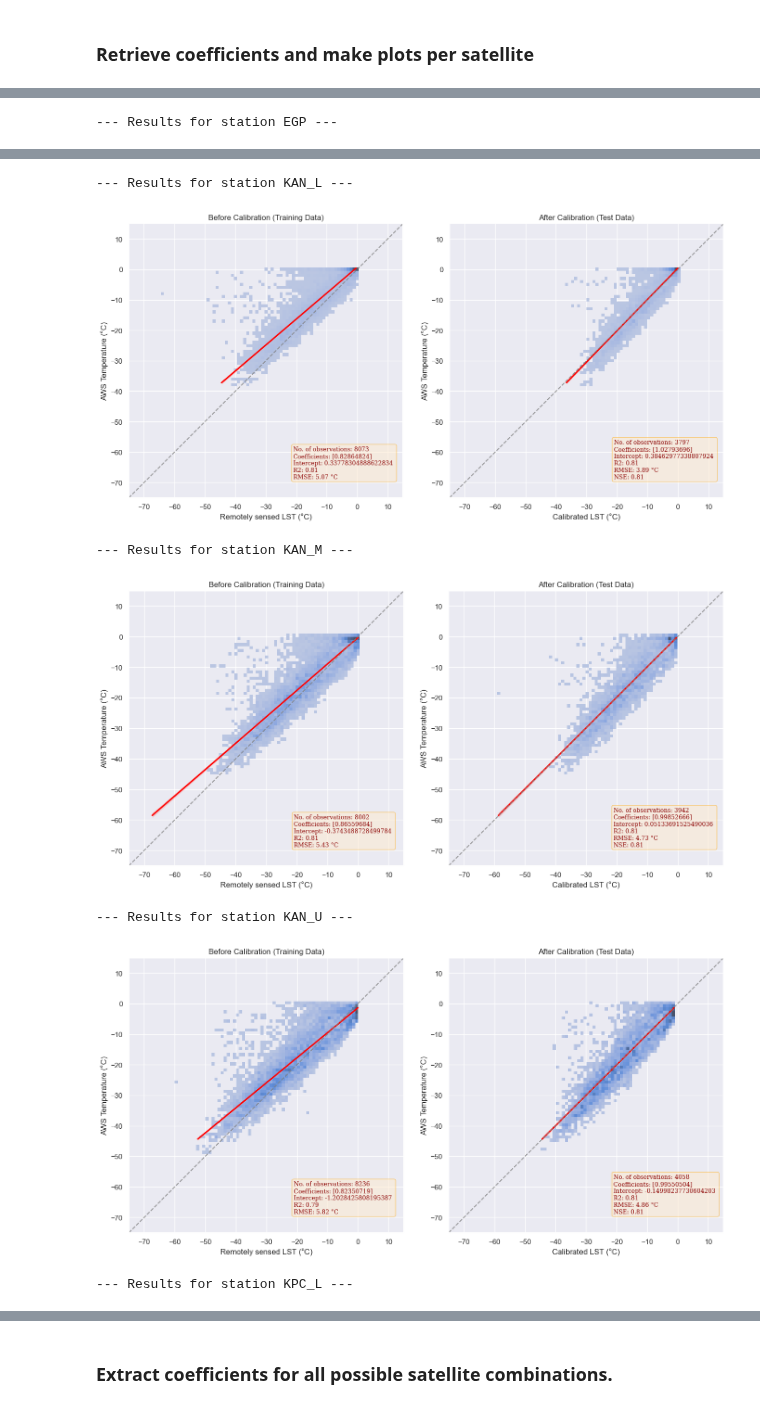
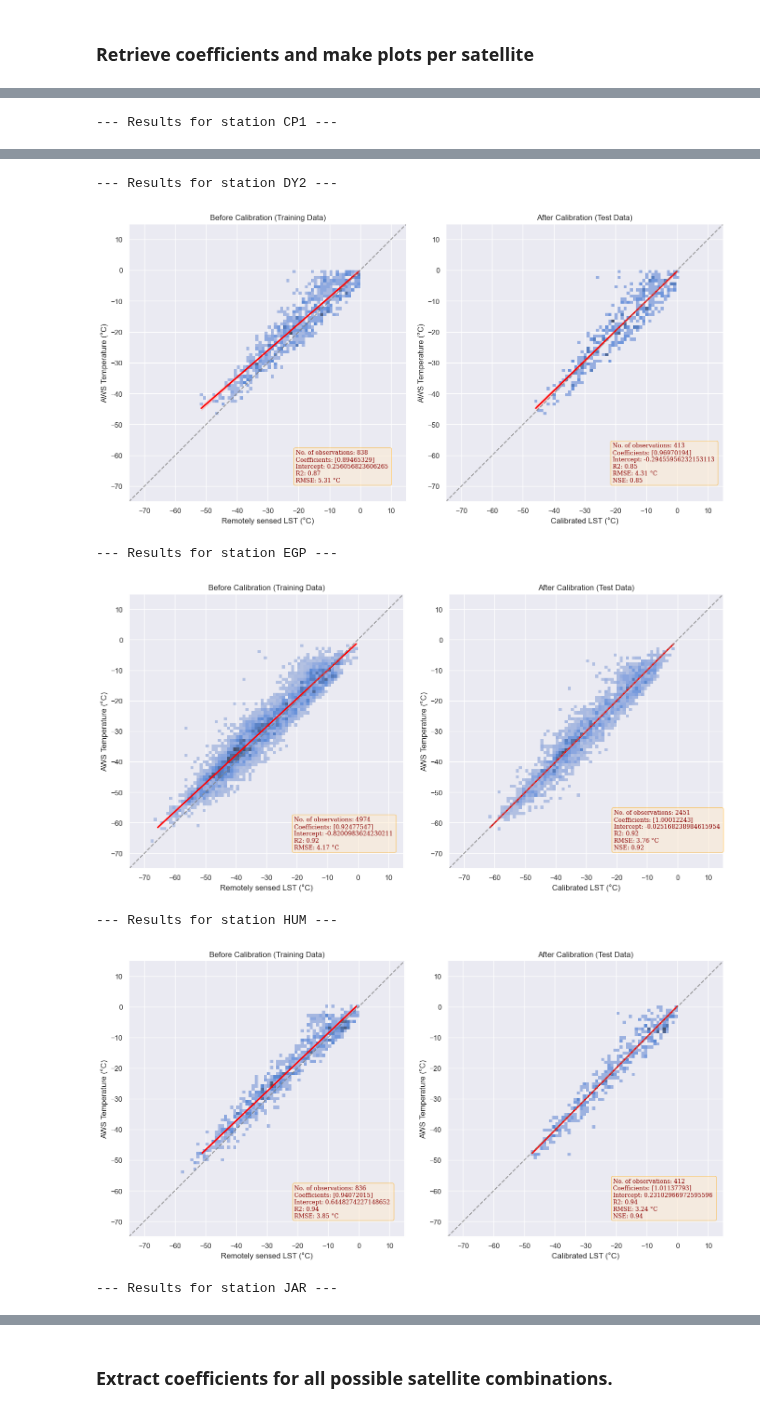
Before and after one commit to KU-AVOCA/GEMLST, a Jupyter notebook: GEMLST_MODIS/SKL_coefficients_combinations_ICE.ipynb, the cells around one changed output, grey strips where cells are left out. Saved outputs shown, nothing was run; the diff lists cells and outputs as text; code cells hidden in the pictures.

```diff
--- a/GEMLST_MODIS/SKL_coefficients_combinations_ICE.ipynb
+++ b/GEMLST_MODIS/SKL_coefficients_combinations_ICE.ipynb
@@ -260,5 +265,5 @@ g.fig.axes[-1].set_position([.96, pos_joint_ax.y0, .07, pos_joint_ax.height])
 # %%
-stations = df_modd1['aws'].unique()
+stations = aws_data['aws'].unique()
 
 dfs = [df_modd1, df_modn1, df_mydd1, df_mydn1, df_jaxa_a, df_jaxa_d, df_viirs_day, df_viirs_night]
 labels = ["MOD_Terra_DAY", "MOD_Terra_NIGHT", "MYD_Aqua_DAY", "MYD_Aqua_NIGHT", "JAXA_A", "JAXA_D", "VIIRS_DAY", "VIIRS_NIGHT"]
@@ -380,4 +385,4 @@ for station in stations:
 # %% [output]
 --- Results for station CEN ---
 [figure]
---- Results for station EGP ---
+--- Results for station CP1 ---
@@ -385,7 +390,7 @@ for station in stations:
---- Results for station KAN_L ---
+--- Results for station DY2 ---
-[figure, old version]
+[figure, new version]
---- Results for station KAN_M ---
+--- Results for station EGP ---
-[figure, old version]
+[figure, new version]
---- Results for station KAN_U ---
+--- Results for station HUM ---
-[figure, old version]
+[figure, new version]
---- Results for station KPC_L ---
+--- Results for station JAR ---
```
Also changed, not shown: parts of 14 cells of this notebook, 3 other files.
